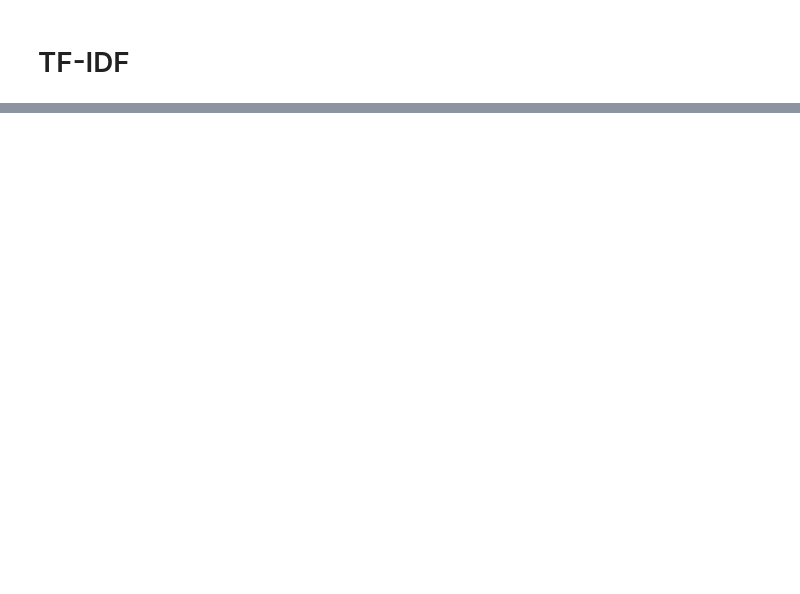
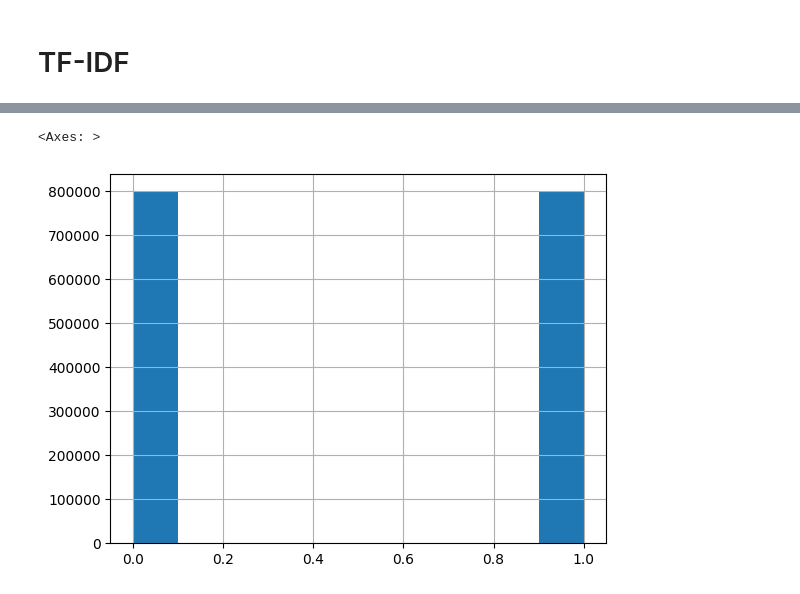
Before and after one commit to Rahifhiba/Sentiment-analysis, a Jupyter notebook: sentiment_analysis.ipynb, the cells around one changed output, grey strips where cells are left out. Saved outputs shown, nothing was run; the diff lists cells and outputs as text; code cells hidden in the pictures; blank space fills up the shorter version.

```diff
--- a/sentiment_analysis.ipynb
+++ b/sentiment_analysis.ipynb
@@ -332,3 +366,8 @@ df_matrix = pd.DataFrame(tfidf_matrix.toarray(), columns=tfidf.get_feature_names
+# %%
+df_matrix.label.hist()
+# %% [output]
+<Axes: >
+[figure, added]
 # %%
 df_matrix
 # %% [output]
```
Also changed, not shown: parts of 15 cells of this notebook.
